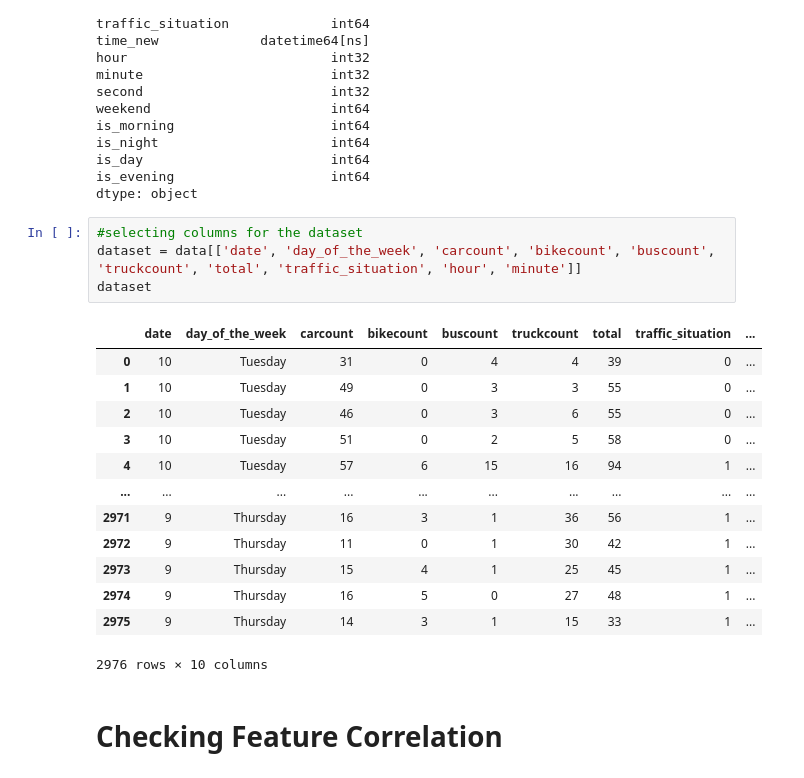
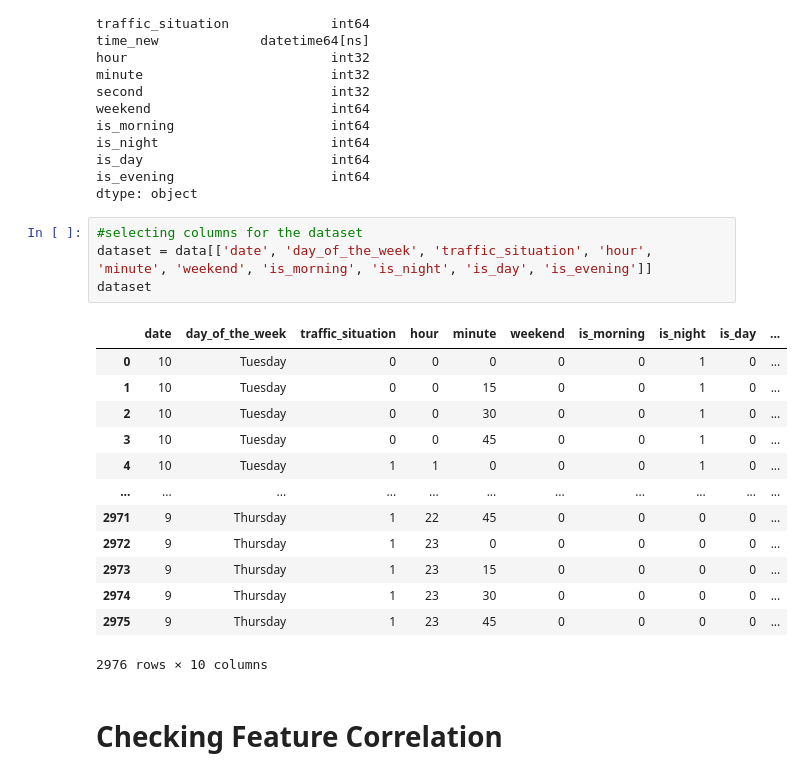
Before and after one commit to ovlasenko-ellation/mid_term_project_mlzoomcamp, a Jupyter notebook: Project_mid_term.ipynb, the cells around one changed output. Drawn from its saved outputs; the diff is of its cells as text.

```diff
--- a/Project_mid_term.ipynb
+++ b/Project_mid_term.ipynb
@@ -156,21 +156,21 @@ is_evening                    int64
 dtype: object
 # %%
 #selecting columns for the dataset
-dataset = data[['date', 'day_of_the_week', 'carcount', 'bikecount', 'buscount', 'truckcount', 'total', 'traffic_situation', 'hour',	'minute']]
+dataset = data[['date', 'day_of_the_week', 'traffic_situation', 'hour',	'minute', 'weekend', 'is_morning', 'is_night', 'is_day', 'is_evening']]
 dataset
 # %% [output]
-|  | date | day_of_the_week | carcount | bikecount | buscount | truckcount | total | traffic_situation | ... |
-| 0 | 10 | Tuesday | 31 | 0 | 4 | 4 | 39 | 0 | ... |
-| 1 | 10 | Tuesday | 49 | 0 | 3 | 3 | 55 | 0 | ... |
-| 2 | 10 | Tuesday | 46 | 0 | 3 | 6 | 55 | 0 | ... |
-| 3 | 10 | Tuesday | 51 | 0 | 2 | 5 | 58 | 0 | ... |
-| 4 | 10 | Tuesday | 57 | 6 | 15 | 16 | 94 | 1 | ... |
-| ... | ... | ... | ... | ... | ... | ... | ... | ... | ... |
-| 2971 | 9 | Thursday | 16 | 3 | 1 | 36 | 56 | 1 | ... |
-| 2972 | 9 | Thursday | 11 | 0 | 1 | 30 | 42 | 1 | ... |
-| 2973 | 9 | Thursday | 15 | 4 | 1 | 25 | 45 | 1 | ... |
-| 2974 | 9 | Thursday | 16 | 5 | 0 | 27 | 48 | 1 | ... |
-| 2975 | 9 | Thursday | 14 | 3 | 1 | 15 | 33 | 1 | ... |
+|  | date | day_of_the_week | traffic_situation | hour | minute | weekend | is_morning | is_night | is_day | ... |
+| 0 | 10 | Tuesday | 0 | 0 | 0 | 0 | 0 | 1 | 0 | ... |
+| 1 | 10 | Tuesday | 0 | 0 | 15 | 0 | 0 | 1 | 0 | ... |
+| 2 | 10 | Tuesday | 0 | 0 | 30 | 0 | 0 | 1 | 0 | ... |
+| 3 | 10 | Tuesday | 0 | 0 | 45 | 0 | 0 | 1 | 0 | ... |
+| 4 | 10 | Tuesday | 1 | 1 | 0 | 0 | 0 | 1 | 0 | ... |
+| ... | ... | ... | ... | ... | ... | ... | ... | ... | ... | ... |
+| 2971 | 9 | Thursday | 1 | 22 | 45 | 0 | 0 | 0 | 0 | ... |
+| 2972 | 9 | Thursday | 1 | 23 | 0 | 0 | 0 | 0 | 0 | ... |
+| 2973 | 9 | Thursday | 1 | 23 | 15 | 0 | 0 | 0 | 0 | ... |
+| 2974 | 9 | Thursday | 1 | 23 | 30 | 0 | 0 | 0 | 0 | ... |
+| 2975 | 9 | Thursday | 1 | 23 | 45 | 0 | 0 | 0 | 0 | ... |
 2976 rows × 10 columns
 # %% [markdown]
 # Checking Feature Correlation
```
Also changed, not shown: parts of 14 cells of this notebook.
